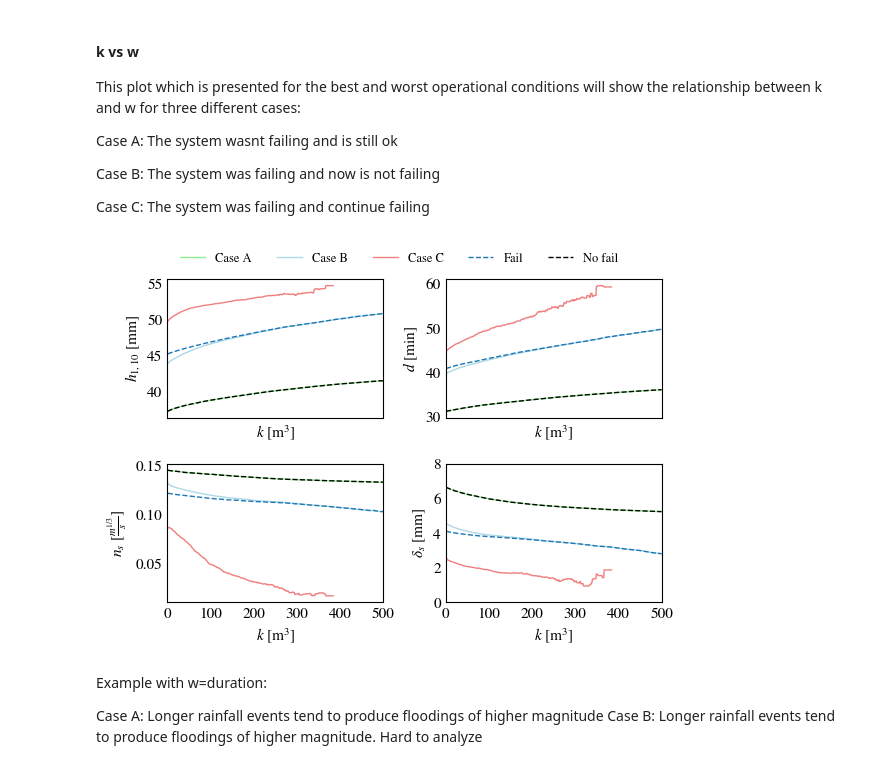
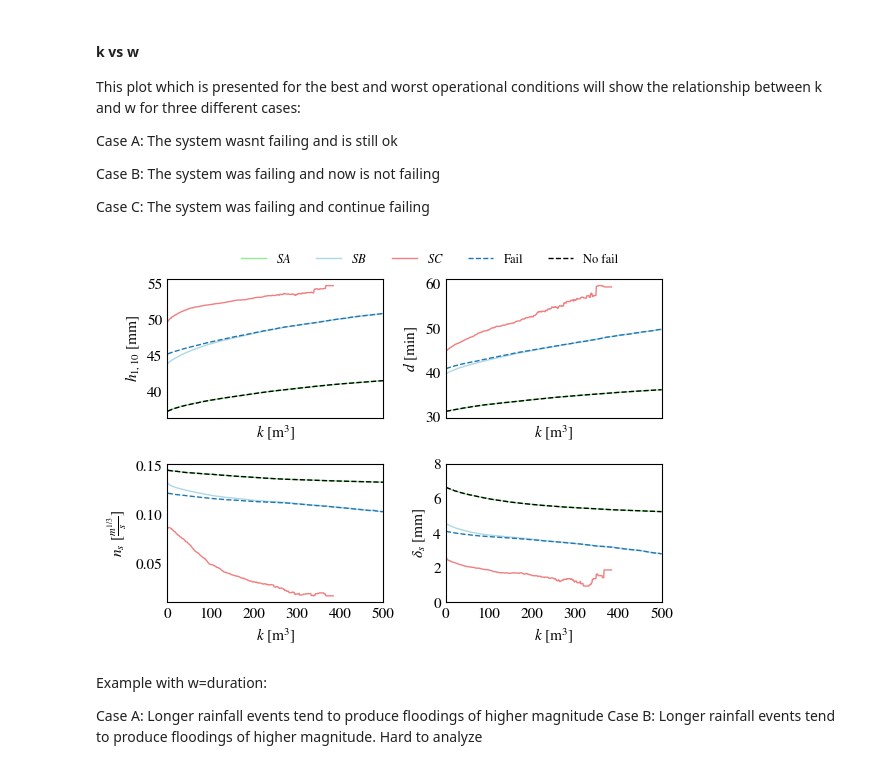
Before and after one commit to rlsandovalp/operational_picture, a Jupyter notebook: Galbiate/operational_analysis.ipynb, the cells around one changed output. Saved outputs shown, nothing was run; the diff lists cells and outputs as text; code cells hidden in the pictures.

```diff
--- a/Galbiate/operational_analysis.ipynb
+++ b/Galbiate/operational_analysis.ipynb
@@ -527,51 +526,51 @@ for n_k, k in enumerate(K):
     space_k_vs_w_operational[3, 1, n_k] = np.mean(stochastic_quantities[no_fail_operative, 3])
 # %%
 fig, ax = plt.subplots(2, 2, figsize=(6, 4), sharex=True)
-ax[0,0].plot(K, space_k_vs_w[0, 0,:], label='Case A', color = 'lightgreen', linestyle = '-', linewidth = 1.0)
-ax[0,0].plot(K, space_k_vs_w[0, 1,:], label='Case B', color = 'lightblue', linestyle = '-', linewidth = 1.0)
-ax[0,0].plot(K, space_k_vs_w[0, 2,:], label='Case C', color = 'lightcoral', linestyle = '-', linewidth = 1.0)
+ax[0,0].plot(K, space_k_vs_w[0, 0,:], label=r'$SA$', color = 'lightgreen', linestyle = '-', linewidth = 1.0)
+ax[0,0].plot(K, space_k_vs_w[0, 1,:], label=r'$SB$', color = 'lightblue', linestyle = '-', linewidth = 1.0)
+ax[0,0].plot(K, space_k_vs_w[0, 2,:], label=r'$SC$', color = 'lightcoral', linestyle = '-', linewidth = 1.0)
 ax[0,0].plot(K, space_k_vs_w_current[0, 0, :], label='Fail', linestyle = '--', linewidth = 1)
 ax[0,0].plot(K, space_k_vs_w_current[0, 1, :], label='No fail', linestyle = '--', linewidth = 1, color = 'black')
 ax[0,0].set_xlabel('$k$ [m$^3$]')
 ax[0,0].set_ylabel('$h_{1,10}$ [mm]')
 # ax[0,0].legend(frameon = False, ncol = 5, bbox_to_anchor=(0.5, 1.3))
 
-ax[0,1].plot(K, space_k_vs_w[1, 0,:], label='Case A', color = 'lightgreen', linestyle = '-', linewidth = 1.0)
-ax[0,1].plot(K, space_k_vs_w[1, 1,:], label='Case B', color = 'lightblue', linestyle = '-', linewidth = 1.0)
-ax[0,1].plot(K, space_k_vs_w[1, 2,:], label='Case C', color = 'lightcoral', linestyle = '-', linewidth = 1.0)
+ax[0,1].plot(K, space_k_vs_w[1, 0,:], label=r'$SA$', color = 'lightgreen', linestyle = '-', linewidth = 1.0)
+ax[0,1].plot(K, space_k_vs_w[1, 1,:], label=r'$SB$', color = 'lightblue', linestyle = '-', linewidth = 1.0)
+ax[0,1].plot(K, space_k_vs_w[1, 2,:], label=r'$SC$', color = 'lightcoral', linestyle = '-', linewidth = 1.0)
 ax[0,1].plot(K, space_k_vs_w_current[1, 0, :], label='Fail', linestyle = '--', linewidth = 1.0)
 ax[0,1].plot(K, space_k_vs_w_current[1, 1, :], label='No fail', linestyle = '--', linewidth = 1.0, color = 'black')
 ax[0,1].set_xlabel('$k$ [m$^3$]')
 ax[0,1].set_ylabel('$d$ [min]')
 
-ax[1,0].plot(K, space_k_vs_w[2, 0,:], label='Case A', color = 'lightgreen', linestyle = '-', linewidth = 1.0)
-ax[1,0].plot(K, space_k_vs_w[2, 1,:], label='Case B', color = 'lightblue', linestyle = '-', linewidth = 1.0)
-ax[1,0].plot(K, space_k_vs_w[2, 2,:], label='Case C', color = 'lightcoral', linestyle = '-', linewidth = 1.0)
+ax[1,0].plot(K, space_k_vs_w[2, 0,:], label=r'$SA$', color = 'lightgreen', linestyle = '-', linewidth = 1.0)
+ax[1,0].plot(K, space_k_vs_w[2, 1,:], label=r'$SB$', color = 'lightblue', linestyle = '-', linewidth = 1.0)
+ax[1,0].plot(K, space_k_vs_w[2, 2,:], label=r'$SC$', color = 'lightcoral', linestyle = '-', linewidth = 1.0)
 ax[1,0].plot(K, space_k_vs_w_current[2, 0, :], label='Fail', linestyle = '--', linewidth = 1.0)
 ax[1,0].plot(K, space_k_vs_w_current[2, 1, :], label='No fail', linestyle = '--', linewidth = 1.0, color = 'black')
 ax[1,0].set_xlabel('$k$ [m$^3$]')
 ax[1,0].set_ylabel(r'$n_s$ [$\frac{m^{1/3}}{s}$]')
 
-ax[1,1].plot(K, space_k_vs_w[3, 0,:], label='Case A', color = 'lightgreen', linestyle = '-', linewidth = 1.0)
-ax[1,1].plot(K, space_k_vs_w[3, 1,:], label='Case B', color = 'lightblue', linestyle = '-', linewidth = 1.0)
-ax[1,1].plot(K, space_k_vs_w[3, 2,:], label='Case C', color = 'lightcoral', linestyle = '-', linewidth = 1.0)
+ax[1,1].plot(K, space_k_vs_w[3, 0,:], label=r'$SA$', color = 'lightgreen', linestyle = '-', linewidth = 1.0)
+ax[1,1].plot(K, space_k_vs_w[3, 1,:], label=r'$SB$', color = 'lightblue', linestyle = '-', linewidth = 1.0)
+ax[1,1].plot(K, space_k_vs_w[3, 2,:], label=r'$SC$', color = 'lightcoral', linestyle = '-', linewidth = 1.0)
 ax[1,1].plot(K, space_k_vs_w_current[3, 0, :], label='Fail', linestyle = '--', linewidth = 1.0)
 ax[1,1].plot(K, space_k_vs_w_current[3, 1, :], label='No fail', linestyle = '--', linewidth = 1.0, color = 'black')
 ax[1,1].set_xlabel('$k$ [m$^3$]')
 ax[1,1].set_ylabel('$\delta_s$ [mm]')
 ax[1,1].set_xlim(0, 500)
 ax[1,1].set_ylim(0, 8)
 ax[1,1].set_xticks([0, 100, 200, 300, 400, 500])
 
 handles, labels = ax[1,1].get_legend_handles_labels()
 fig.legend(handles, labels, ncol = 5, bbox_to_anchor=(0.9, 1.05), frameon = False)
 
 plt.tight_layout()
 
 plt.savefig('Figures_paper/efficiency_vs_stochastic.png', dpi=200, bbox_inches='tight')
 plt.savefig('Figures_paper/efficiency_vs_stochastic.pdf')
 # %% [output]
-[figure, old version]
+[figure, new version]
 # %% [markdown]
 Example with w=duration:
 
```
Also changed, not shown: parts of 3 cells of this notebook, 16 other files.
